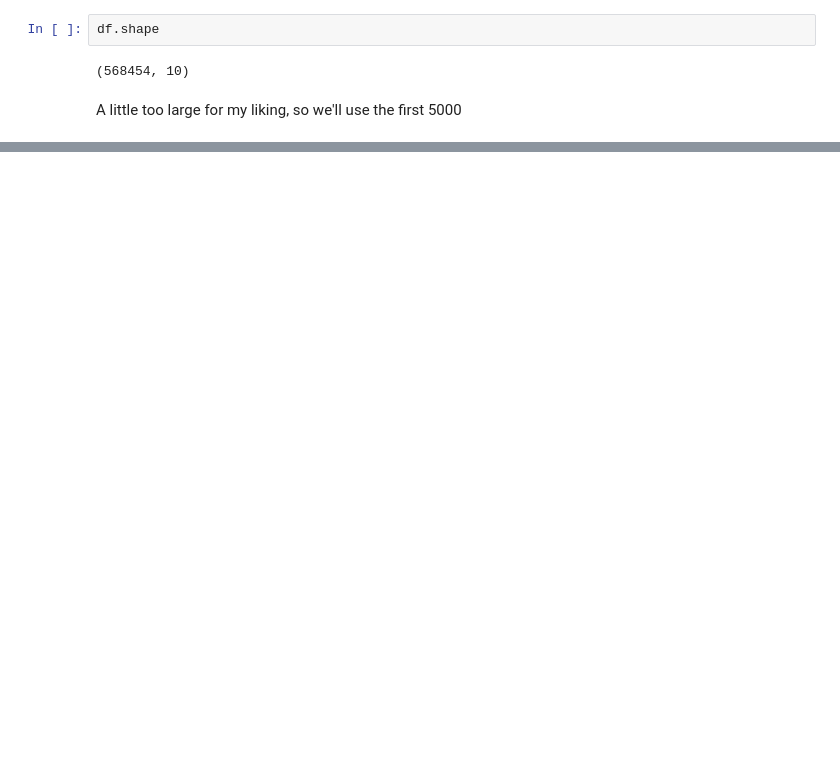
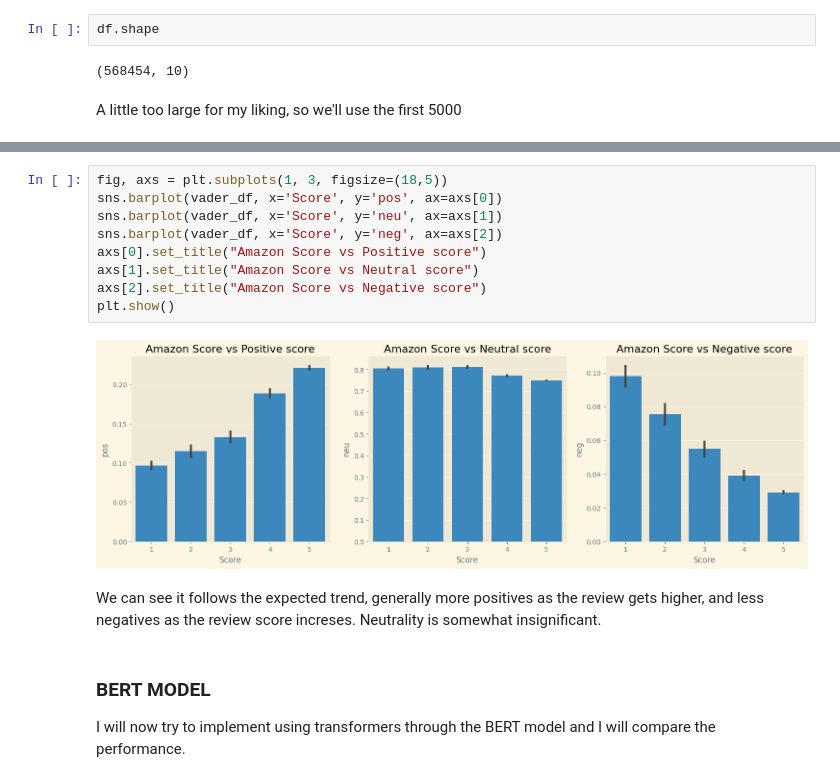
Before and after one commit to thjuels/ML-projs, a Jupyter notebook: sentiment-analysis-int/sentiment-analysis.ipynb, the cells around one changed output, grey strips where cells are left out. Saved outputs shown, nothing was run; the diff lists cells and outputs as text; blank space fills up the shorter version.

```diff
--- a/sentiment-analysis-int/sentiment-analysis.ipynb
+++ b/sentiment-analysis-int/sentiment-analysis.ipynb
@@ -33,0 +197,16 @@ df.shape
+# %%
+fig, axs = plt.subplots(1, 3, figsize=(18,5))
+sns.barplot(vader_df, x='Score', y='pos', ax=axs[0])
+sns.barplot(vader_df, x='Score', y='neu', ax=axs[1])
+sns.barplot(vader_df, x='Score', y='neg', ax=axs[2])
+axs[0].set_title("Amazon Score vs Positive score")
+axs[1].set_title("Amazon Score vs Neutral score")
+axs[2].set_title("Amazon Score vs Negative score")
+plt.show()
+# %% [output]
+[figure, added]
+# %% [markdown]
+We can see it follows the expected trend, generally more positives as the review gets higher, and less negatives as the review score increses. Neutrality is somewhat insignificant.
+# %% [markdown]
+### BERT MODEL
+I will now try to implement using transformers through the BERT model and I will compare the performance.
```
Also changed, not shown: parts of 20 cells of this notebook.
